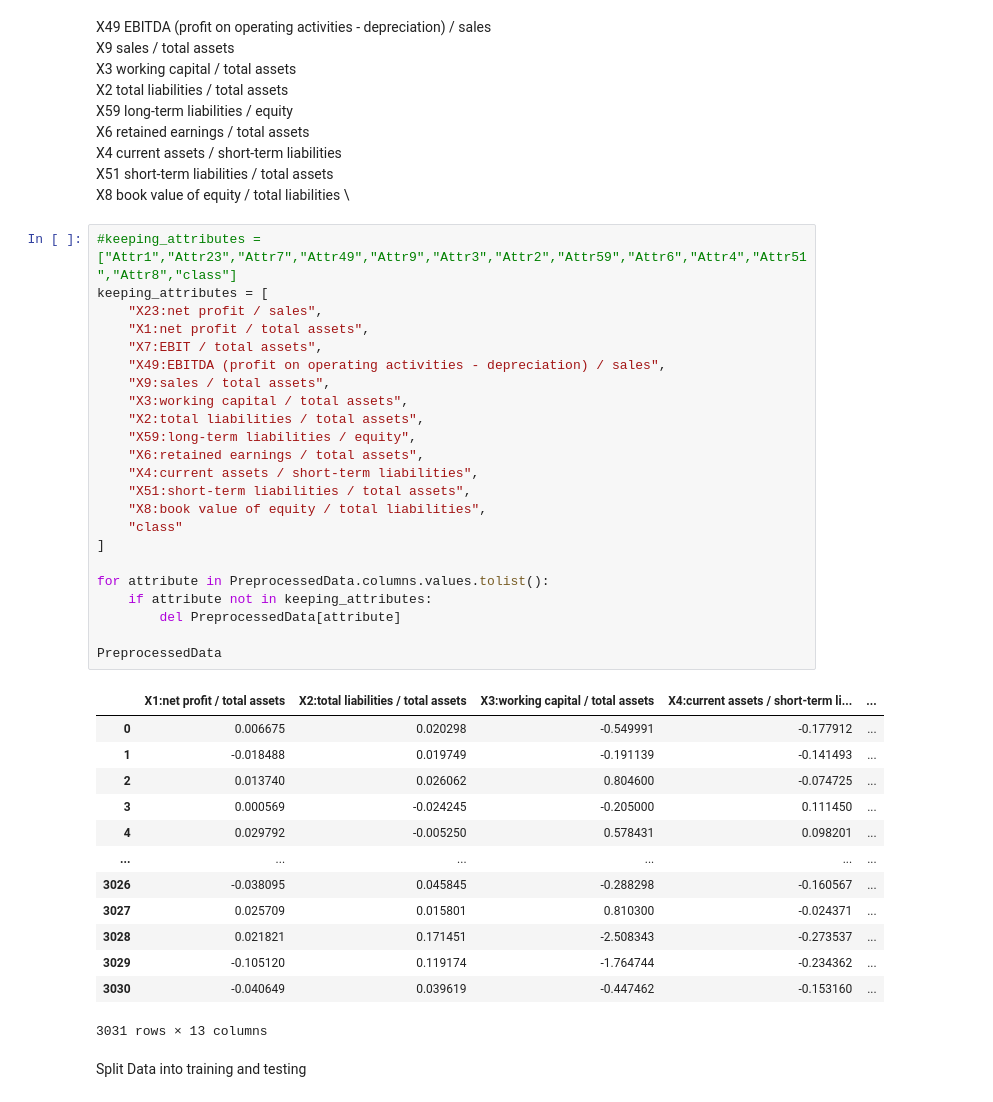
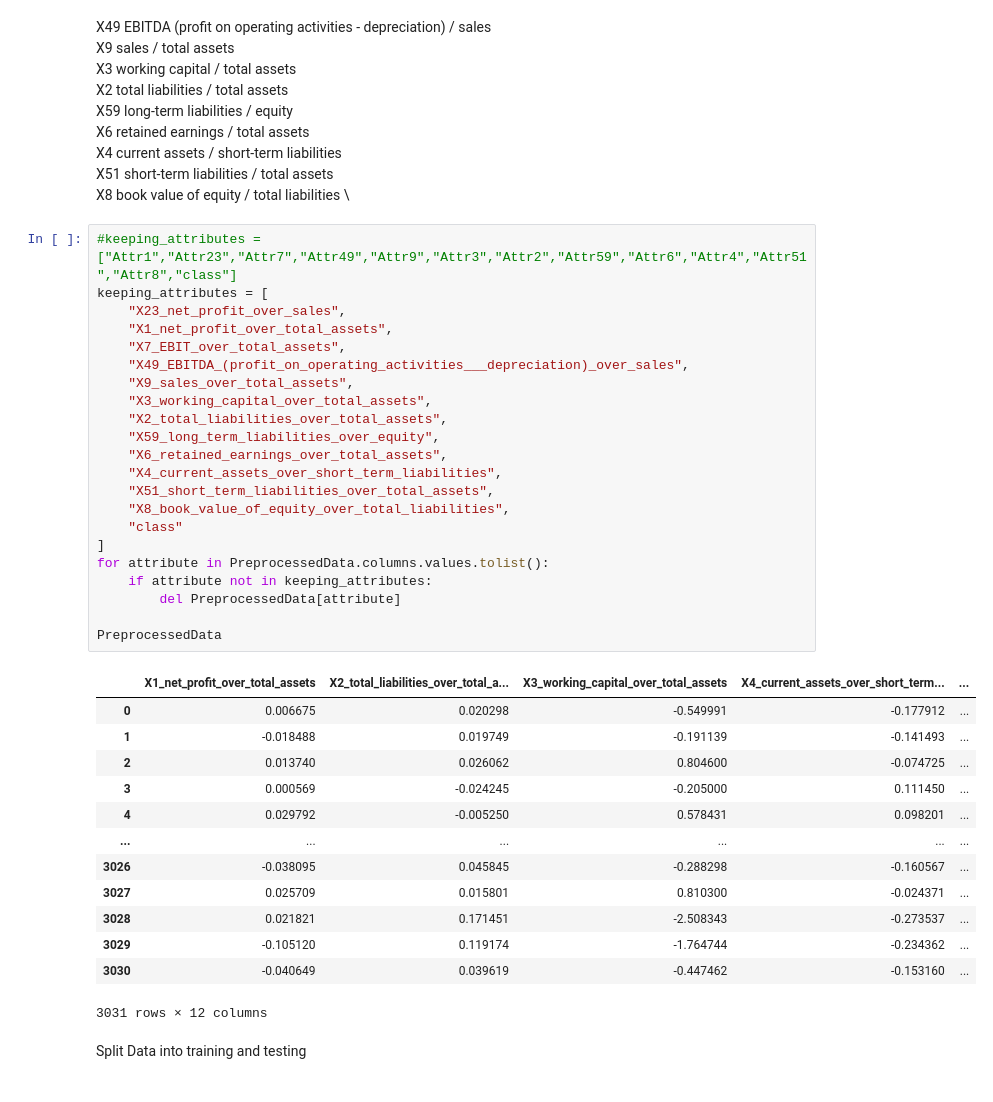
Before and after one commit to Zach-schwark/PGM_Assignment, a Jupyter notebook: Gaussian.ipynb, the cells around one changed output. Saved outputs shown, nothing was run; the diff lists cells and outputs as text.

```diff
--- a/Gaussian.ipynb
+++ b/Gaussian.ipynb
@@ -158,28 +164,27 @@ X8	book value of equity / total liabilities \
 # %%
 #keeping_attributes = ["Attr1","Attr23","Attr7","Attr49","Attr9","Attr3","Attr2","Attr59","Attr6","Attr4","Attr51","Attr8","class"]
 keeping_attributes = [
-    "X23:net profit / sales",
-    "X1:net profit / total assets",
-    "X7:EBIT / total assets",
-    "X49:EBITDA (profit on operating activities - depreciation) / sales",
-    "X9:sales / total assets",
-    "X3:working capital / total assets",
-    "X2:total liabilities / total assets",
-    "X59:long-term liabilities / equity",
-    "X6:retained earnings / total assets",
-    "X4:current assets / short-term liabilities",
-    "X51:short-term liabilities / total assets",
-    "X8:book value of equity / total liabilities",
+    "X23_net_profit_over_sales",
+    "X1_net_profit_over_total_assets",
+    "X7_EBIT_over_total_assets",
+    "X49_EBITDA_(profit_on_operating_activities___depreciation)_over_sales",
+    "X9_sales_over_total_assets",
+    "X3_working_capital_over_total_assets",
+    "X2_total_liabilities_over_total_assets",
+    "X59_long_term_liabilities_over_equity",
+    "X6_retained_earnings_over_total_assets",
+    "X4_current_assets_over_short_term_liabilities",
+    "X51_short_term_liabilities_over_total_assets",
+    "X8_book_value_of_equity_over_total_liabilities",
     "class"
 ]
-
 for attribute in PreprocessedData.columns.values.tolist():
     if attribute not in keeping_attributes:
         del PreprocessedData[attribute]
 
 PreprocessedData
 # %% [output]
-|  | X1:net profit / total assets | X2:total liabilities / total assets | X3:working capital / total assets | X4:current assets / short-term li... | ... |
+|  | X1_net_profit_over_total_assets | X2_total_liabilities_over_total_a... | X3_working_capital_over_total_assets | X4_current_assets_over_short_term... | ... |
 | 0 | 0.006675 | 0.020298 | -0.549991 | -0.177912 | ... |
 | 1 | -0.018488 | 0.019749 | -0.191139 | -0.141493 | ... |
 | 2 | 0.013740 | 0.026062 | 0.804600 | -0.074725 | ... |
@@ -191,7 +196,7 @@ PreprocessedData
 | 3028 | 0.021821 | 0.171451 | -2.508343 | -0.273537 | ... |
 | 3029 | -0.105120 | 0.119174 | -1.764744 | -0.234362 | ... |
 | 3030 | -0.040649 | 0.039619 | -0.447462 | -0.153160 | ... |
-3031 rows × 13 columns
+3031 rows × 12 columns
 # %% [markdown]
 Split Data into training and testing
 # %%
```
Also changed, not shown: parts of 19 cells of this notebook.
